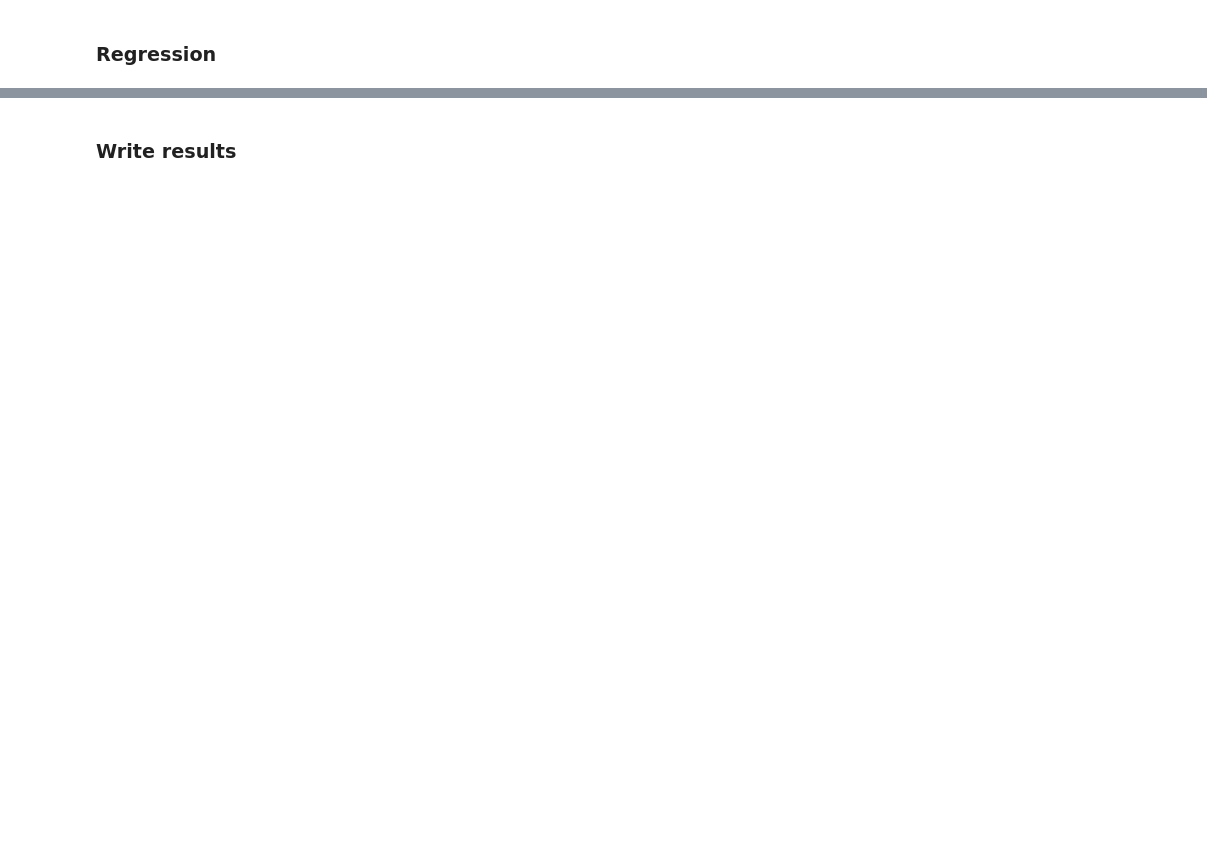
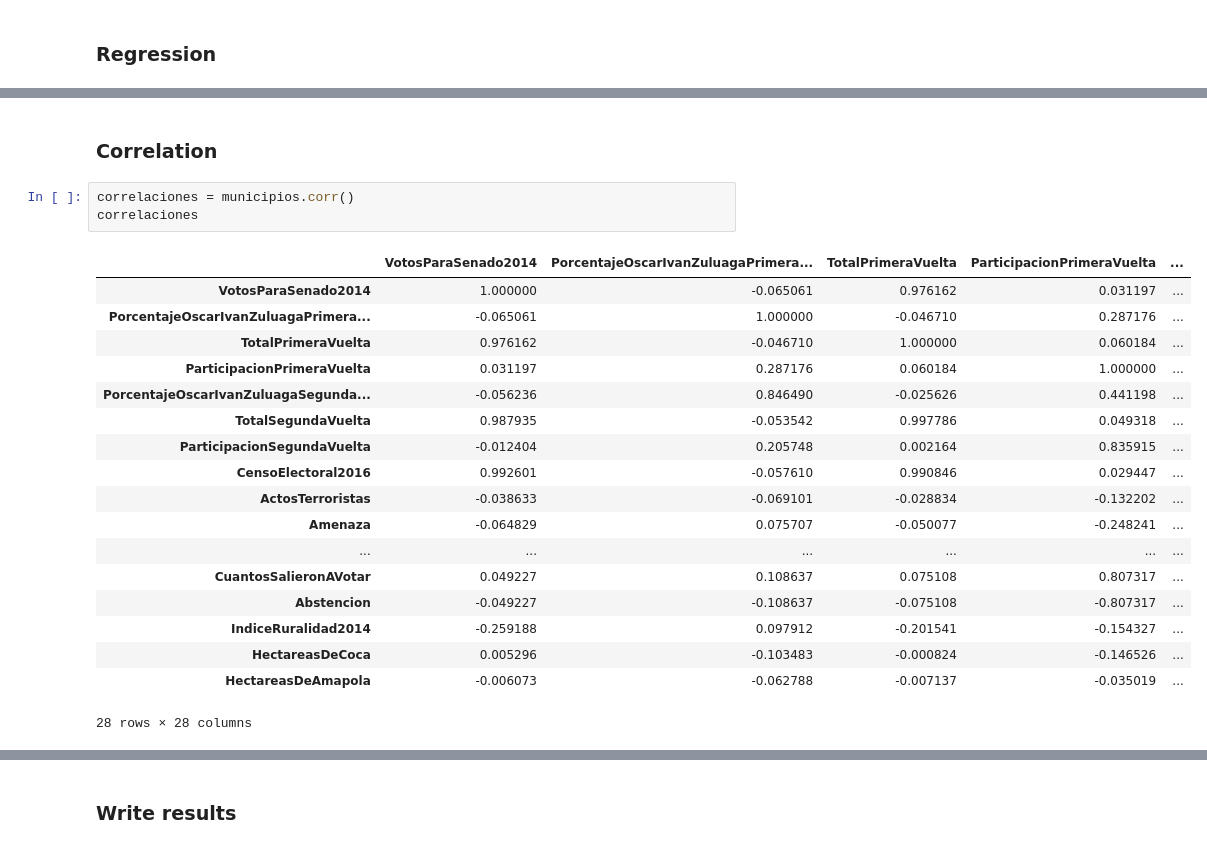
Before and after one commit to mvanegas10/Plebiscito-Colombia-2016, a Jupyter notebook: regresion.ipynb, the cells around one changed output, grey strips where cells are left out. Saved outputs shown, nothing was run; the diff lists cells and outputs as text; blank space fills up the shorter version.

```diff
--- a/regresion.ipynb
+++ b/regresion.ipynb
@@ -96,0 +85,24 @@ results['Porcentaje Si']['Porcentaje de Oscar Ivan Zuluaga (1ra vuelta)'][2]
+# %% [markdown]
+### Correlation
+# %%
+correlaciones = municipios.corr()
+correlaciones
+# %% [output]
+|  | VotosParaSenado2014 | PorcentajeOscarIvanZuluagaPrimera... | TotalPrimeraVuelta | ParticipacionPrimeraVuelta | ... |
+| VotosParaSenado2014 | 1.000000 | -0.065061 | 0.976162 | 0.031197 | ... |
+| PorcentajeOscarIvanZuluagaPrimera... | -0.065061 | 1.000000 | -0.046710 | 0.287176 | ... |
+| TotalPrimeraVuelta | 0.976162 | -0.046710 | 1.000000 | 0.060184 | ... |
+| ParticipacionPrimeraVuelta | 0.031197 | 0.287176 | 0.060184 | 1.000000 | ... |
+| PorcentajeOscarIvanZuluagaSegunda... | -0.056236 | 0.846490 | -0.025626 | 0.441198 | ... |
+| TotalSegundaVuelta | 0.987935 | -0.053542 | 0.997786 | 0.049318 | ... |
+| ParticipacionSegundaVuelta | -0.012404 | 0.205748 | 0.002164 | 0.835915 | ... |
+| CensoElectoral2016 | 0.992601 | -0.057610 | 0.990846 | 0.029447 | ... |
+| ActosTerroristas | -0.038633 | -0.069101 | -0.028834 | -0.132202 | ... |
+| Amenaza | -0.064829 | 0.075707 | -0.050077 | -0.248241 | ... |
+| ... | ... | ... | ... | ... | ... |
+| CuantosSalieronAVotar | 0.049227 | 0.108637 | 0.075108 | 0.807317 | ... |
+| Abstencion | -0.049227 | -0.108637 | -0.075108 | -0.807317 | ... |
+| IndiceRuralidad2014 | -0.259188 | 0.097912 | -0.201541 | -0.154327 | ... |
+| HectareasDeCoca | 0.005296 | -0.103483 | -0.000824 | -0.146526 | ... |
+| HectareasDeAmapola | -0.006073 | -0.062788 | -0.007137 | -0.035019 | ... |
+28 rows × 28 columns
```
Also changed, not shown: parts of 14 cells of this notebook, 2 other files.
